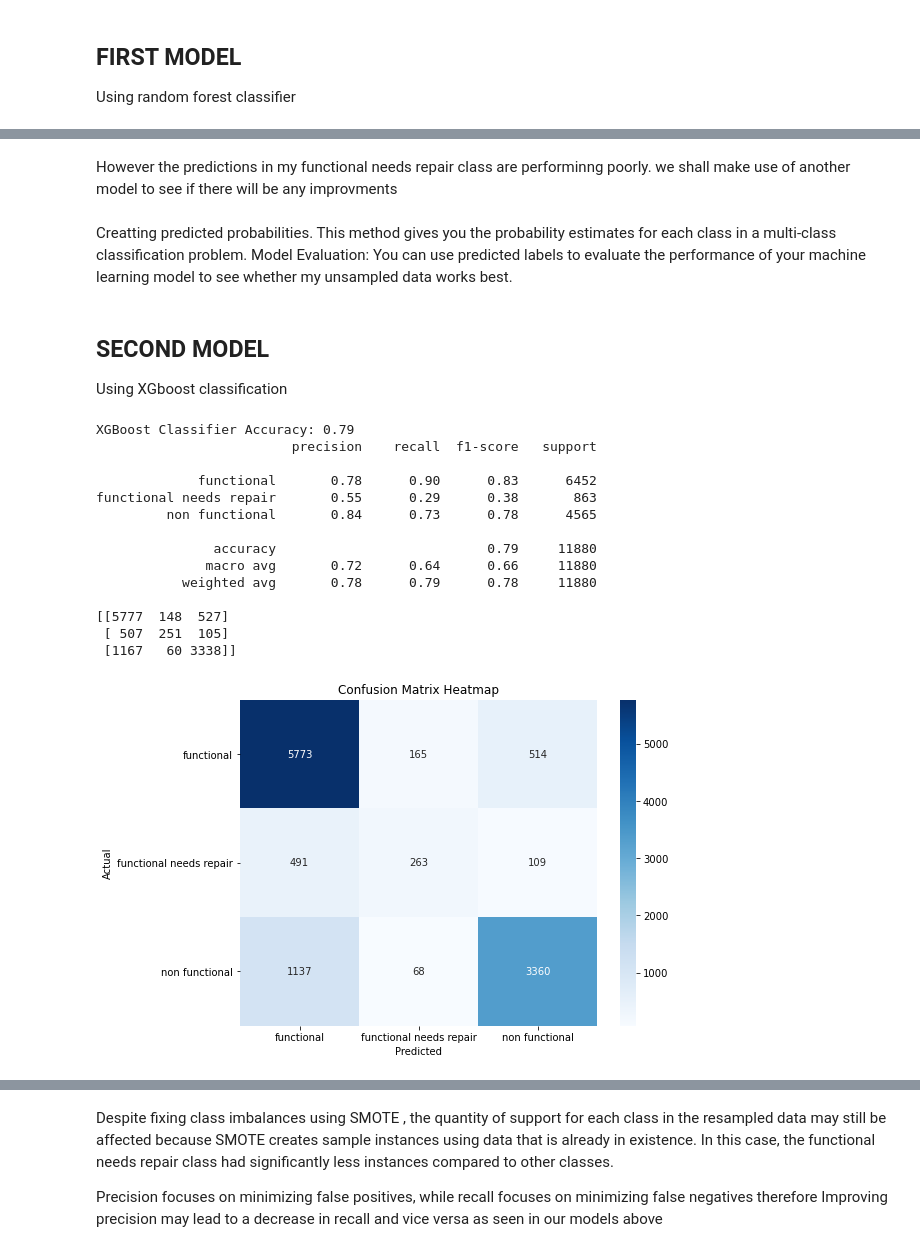
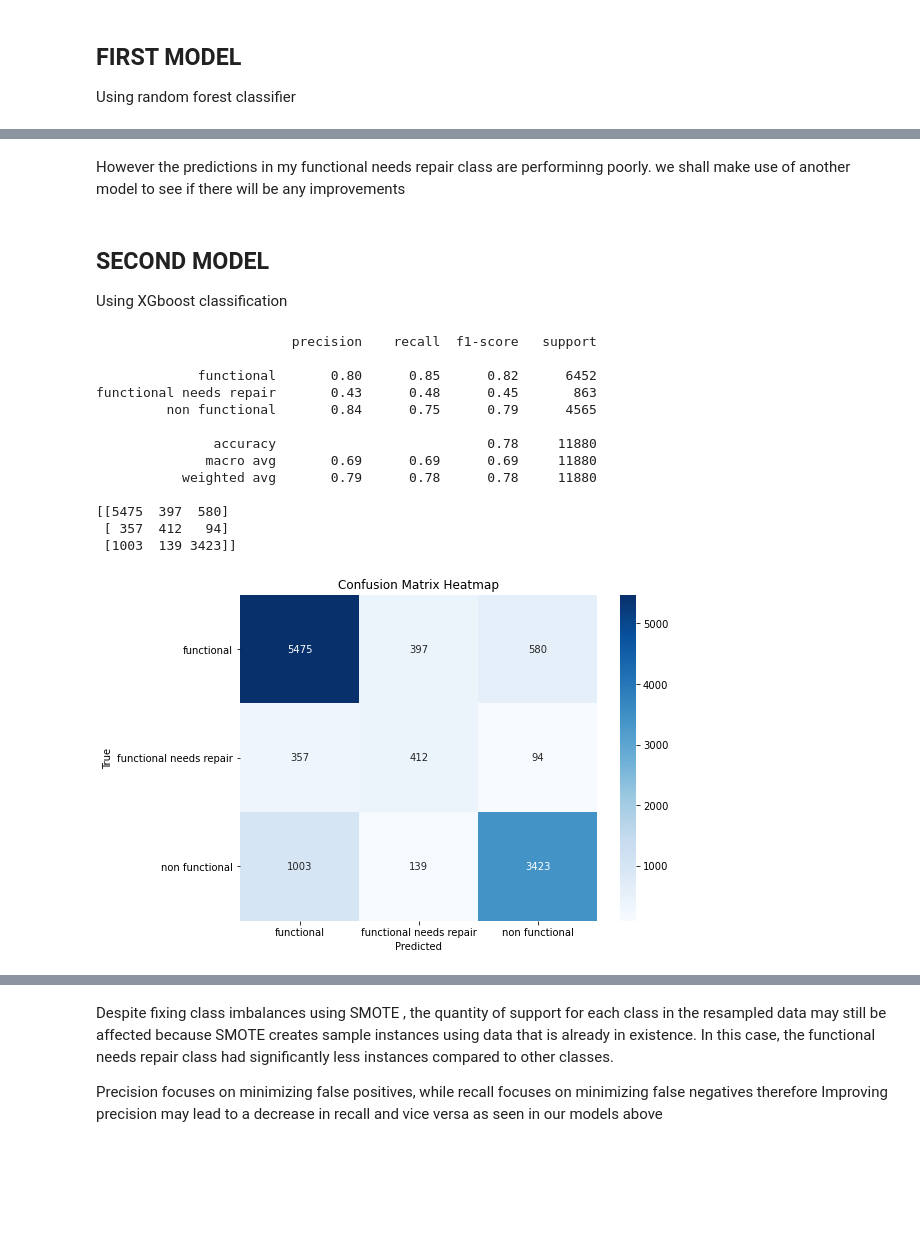
Before and after one commit to Joanpriscilla/Tanzania-Water-Wells-Prediction, a Jupyter notebook: final workbook.ipynb, the cells around one changed output, grey strips where cells are left out. Saved outputs shown, nothing was run; the diff lists cells and outputs as text; code cells hidden in the pictures; blank space fills up the shorter version.

```diff
--- a/final workbook.ipynb
+++ b/final workbook.ipynb
@@ -1025,7 +1145,5 @@ Accuracy measures the overall correctness of the model's predictions. Our model
 # %% [markdown]
-However the predictions in my functional needs repair class are performinng poorly. we shall make use of another model to see if there will be any improvments
+However the predictions in my functional needs repair class are performinng poorly. we shall make use of another model to see if there will be any improvements
-# %% [markdown]
-Creatting predicted probabilities. This method gives you the probability estimates for each class in a multi-class classification problem. Model Evaluation: You can use predicted labels to evaluate the performance of your machine learning model to see whether my unsampled data works best.
 # %% [markdown]
 ##  SECOND MODEL
 Using XGboost classification
@@ -1041,41 +1159,40 @@ xgb_y_predict = xgb_classifier.predict(X_test_scaled)
 # Evaluate the model
 accuracy_xgb = accuracy_score(y_test, xgb_y_predict)
 
-print(f"XGBoost Classifier Accuracy: {accuracy_xgb:.2f}")
 print(classification_report(y_test, xgb_y_predict))
 print(confusion_matrix(y_test, xgb_y_predict))
 # %% [output]
-XGBoost Classifier Accuracy: 0.79
                          precision    recall  f1-score   support
 
-             functional       0.78      0.90      0.83      6452
-functional needs repair       0.55      0.29      0.38       863
-         non functional       0.84      0.73      0.78      4565
+             functional       0.80      0.85      0.82      6452
+functional needs repair       0.43      0.48      0.45       863
+         non functional       0.84      0.75      0.79      4565
 
-               accuracy                           0.79     11880
-              macro avg       0.72      0.64      0.66     11880
-           weighted avg       0.78      0.79      0.78     11880
+               accuracy                           0.78     11880
+              macro avg       0.69      0.69      0.69     11880
+           weighted avg       0.79      0.78      0.78     11880
 
-[[5777  148  527]
- [ 507  251  105]
- [1167   60 3338]]
+[[5475  397  580]
+ [ 357  412   94]
+ [1003  139 3423]]
 # %%
-# Your confusion matrix
-conf_matrix = [[5773 , 165 , 514],
-                [ 491 , 263 , 109],
-                [1137 ,  68 , 3360]]
+# confusion matrix
+confusion_matrix = [[5475 , 397 , 580],
+                [ 357 , 412  , 94],
+                    [1003 , 139 ,3423]]
 
-# Labels for the classes
+# class labels
 class_labels = ['functional', 'functional needs repair', 'non functional']
 
-# Create a heatmap of the confusion matrix
+# confusion matrix heat map
 plt.figure(figsize=(8, 6))
-sns.heatmap(conf_matrix, annot=True, fmt='d', cmap='Blues', xticklabels=class_labels, yticklabels=class_labels)
+sns.heatmap(confusion_matrix, annot=True, fmt='d', cmap='Blues', xticklabels=class_labels, yticklabels=class_labels)
 
+#labels
 plt.xlabel('Predicted')
-plt.ylabel('Actual')
+plt.ylabel('True')
 plt.title('Confusion Matrix Heatmap')
 plt.show()
 # %% [output]
-[figure, old version]
+[figure, new version]
 # %% [markdown]
```
Also changed, not shown: parts of 188 cells of this notebook, 13 other files.
